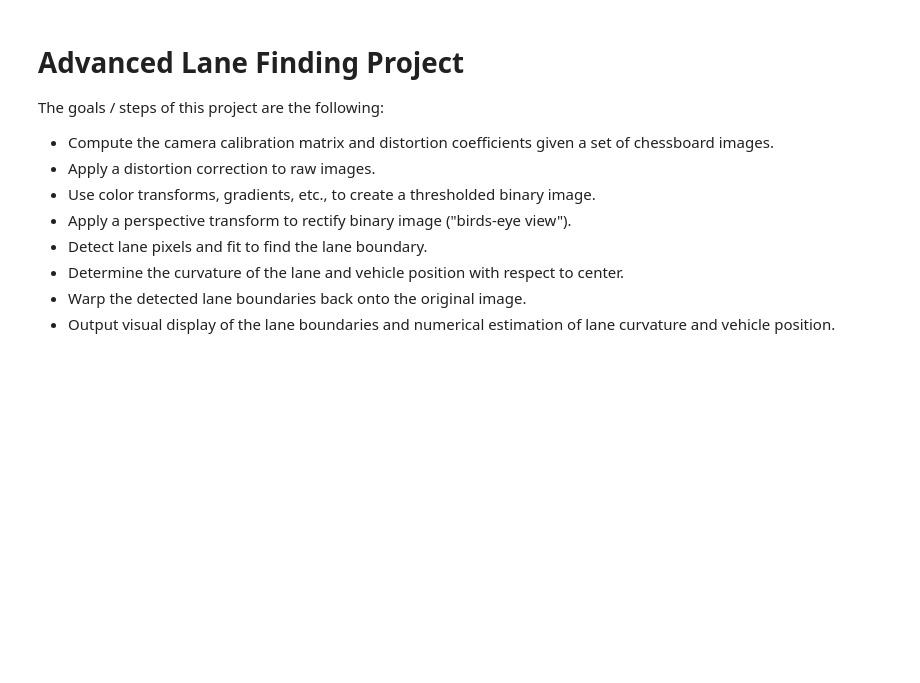
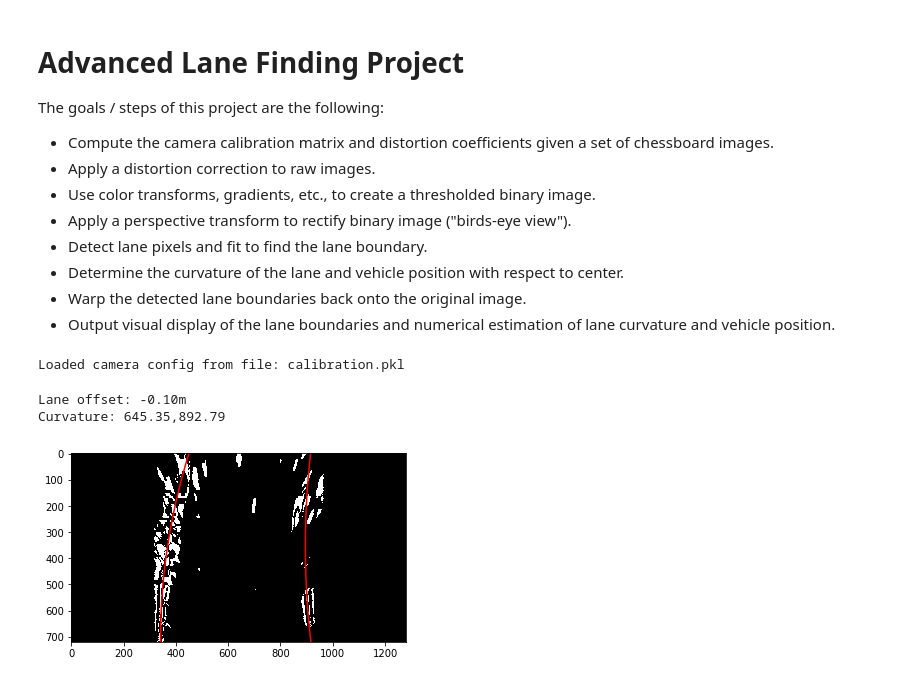
Before and after one commit to rummanwaqar/CarND-Advanced-Lane-Lines, a Jupyter notebook: Advance Lane Finding.ipynb, the cells around one changed output. Drawn from its saved outputs; the diff is of its cells as text; code cells hidden in the pictures; blank space fills up the shorter version.

```diff
--- a/Advance Lane Finding.ipynb
+++ b/Advance Lane Finding.ipynb
@@ -27,0 +34,48 @@ import preprocessing
+# %%
+# settings
+settings = preprocessing.MaskSetting()
+settings.blur = 19
+settings.grad_x = preprocessing.GradientSetting(9, (10,100))
+settings.grad_y = preprocessing.GradientSetting(9, (10,100))
+settings.grad_mag = preprocessing.GradientSetting(9, (10,100))
+
+roi_src = np.array([[560,460], [190,690], [1150,690], [750,460]], dtype='float32')
+roi_dst = np.array([[320, 0], [320,720], [960,720], [960, 0]], dtype='float32')
+# %%
+cal = Calibration(nx=9, ny=6)
+cal.compute_cal('camera_cal/calibration*.jpg')
+M, M_inv = preprocessing.get_prespective_transform(roi_src, roi_dst)
+# %% [output]
+Loaded camera config from file: calibration.pkl
+# %%
+img = mpimg.imread(test_images[1])
+# undistort
+dst = cal.undistort(img)
+# create binary mask
+_,_,mask = preprocessing.gradient_mask(img, settings, 'and')
+# roi
+roi = preprocessing.roi(mask, roi_src)
+# warp image
+warped = preprocessing.warp_image(roi, M)
+
+# lane detection
+leftx, lefty, rightx, righty, leftx_base, rightx_base = find_lane_pixels(warped, nwindows=9, margin=100, minpix=50)
+
+# meters per pixels
+xm = 3.7/(rightx_base-leftx_base)
+ym = 30/720
+
+midpoint = get_offset(leftx_base,rightx_base,img.shape[1])*xm
+left_fit = fit_polynomial(leftx, lefty)
+right_fit = fit_polynomial(rightx, righty)
+left_curvature = measure_curvature(719*ym, cvt_line_to_meters(left_fit, xm, ym))
+right_curvature = measure_curvature(719*ym, cvt_line_to_meters(right_fit, xm, ym))
+# %%
+plot_ploy_lines(warped, left_fit, right_fit)
+
+print('Lane offset: {:.2f}m'.format(midpoint))
+print('Curvature: {:.2f},{:.2f}'.format(left_curvature, right_curvature))
+# %% [output]
+Lane offset: -0.10m
+Curvature: 645.35,892.79
+[figure, added]
```
Also changed, not shown: parts of 14 cells of this notebook, 5 other files.
